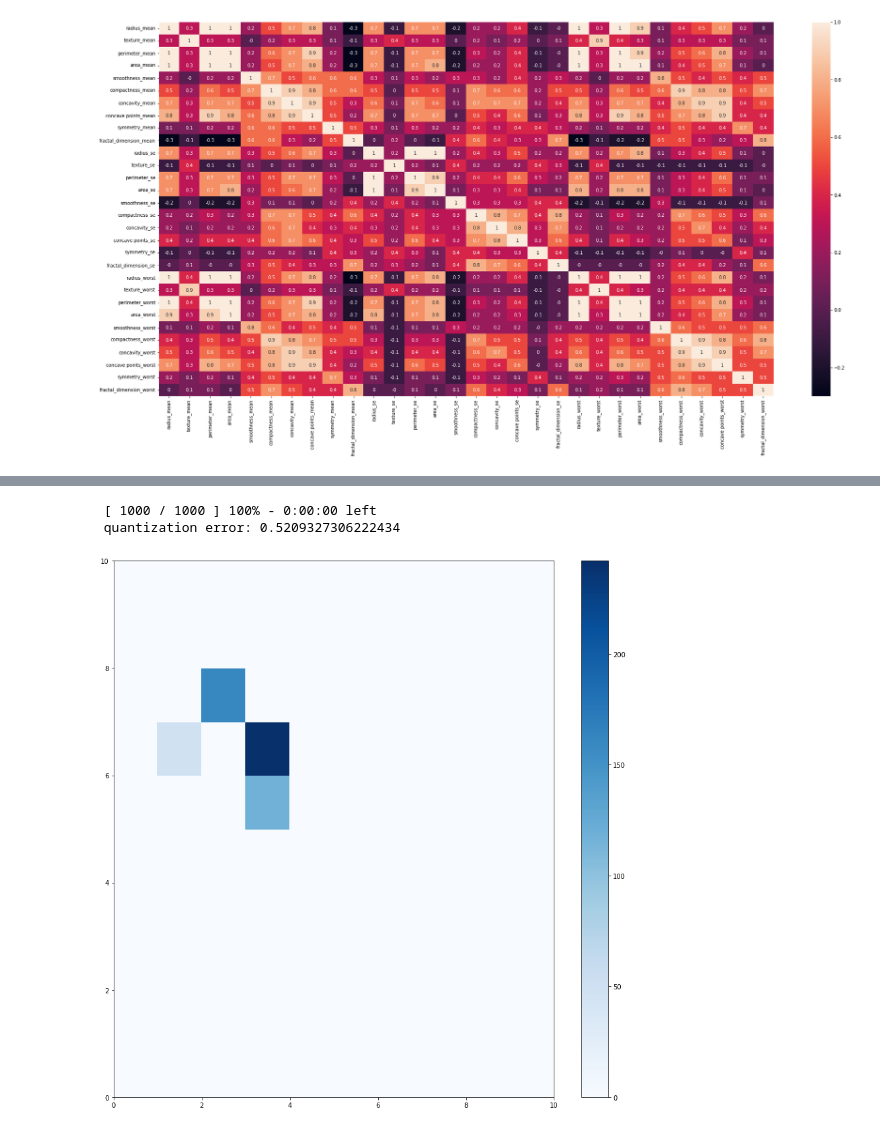
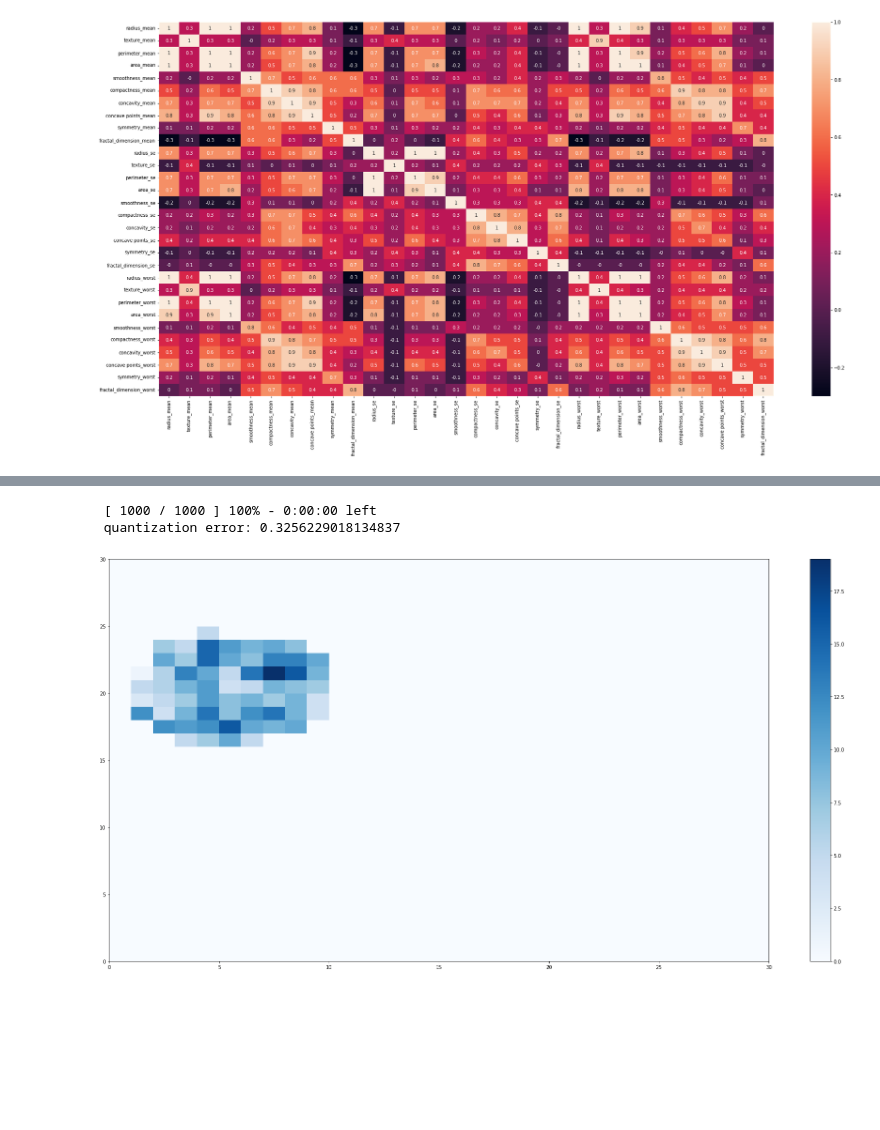
Before and after one commit to stavros-alexiou/Breast_Cancer_Diagnosis, a Jupyter notebook: Feed Forward #2/kohonen.ipynb, the cells around one changed output, grey strips where cells are left out. Drawn from its saved outputs; the diff is of its cells as text; code cells hidden in the pictures; blank space fills up the shorter version.

```diff
--- a/Feed Forward #2/kohonen.ipynb
+++ b/Feed Forward #2/kohonen.ipynb
@@ -72,27 +86,26 @@ plt.show()
 from minisom import MiniSom
 # %%
 # define the architecture of the map_neurons of som.
-neurons_n = 10
-neurons_m = 10
+neurons_n = 30
+neurons_m = 30
 # %%
 # define the model parameters.
-som = MiniSom(neurons_n, neurons_m, X.shape[1], sigma=0.3, learning_rate=0.45, neighborhood_function='mexican_hat', random_seed=0)
+som = MiniSom(neurons_n, neurons_m, X.shape[1], sigma=0.9, learning_rate=0.5, neighborhood_function='gaussian', random_seed=0)
 # %%
 # train the model.
 som.pca_weights_init(X)
 som.train(X, 1000, verbose=True)  # random training
 # %% [output]
  [ 1000 / 1000 ] 100% - 0:00:00 left
- quantization error: 0.5209327306222434
+ quantization error: 0.3256229018134837
 # %%
 # desplay the results.
-import matplotlib.pyplot as plt
 %matplotlib inline
+
+plt.figure(figsize=(X.shape[1], X.shape[1]/2)) #(X.shape[1], X.shape[1]/2) || (15, 15)
+frequencies = som.activation_response(X)
+plt.pcolor(frequencies.T, cmap='Blues')
+plt.colorbar()
+plt.show()
+# %% [output]
+[figure, added]
-# %%
-plt.figure(figsize=(15, 15))
-frequencies = som.activation_response(X)
-plt.pcolor(frequencies.T, cmap='Blues')
-plt.colorbar()
-plt.show()
-# %% [output]
-[figure, removed]
```
Also changed, not shown: parts of 8 cells of this notebook.
